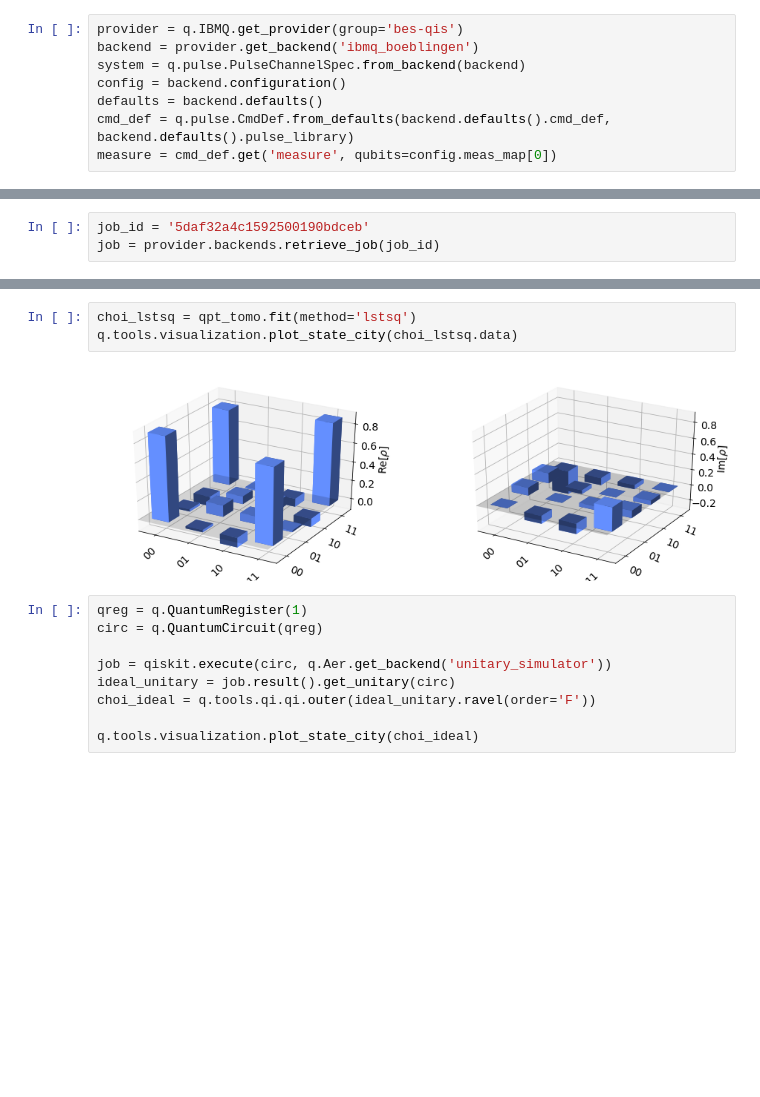
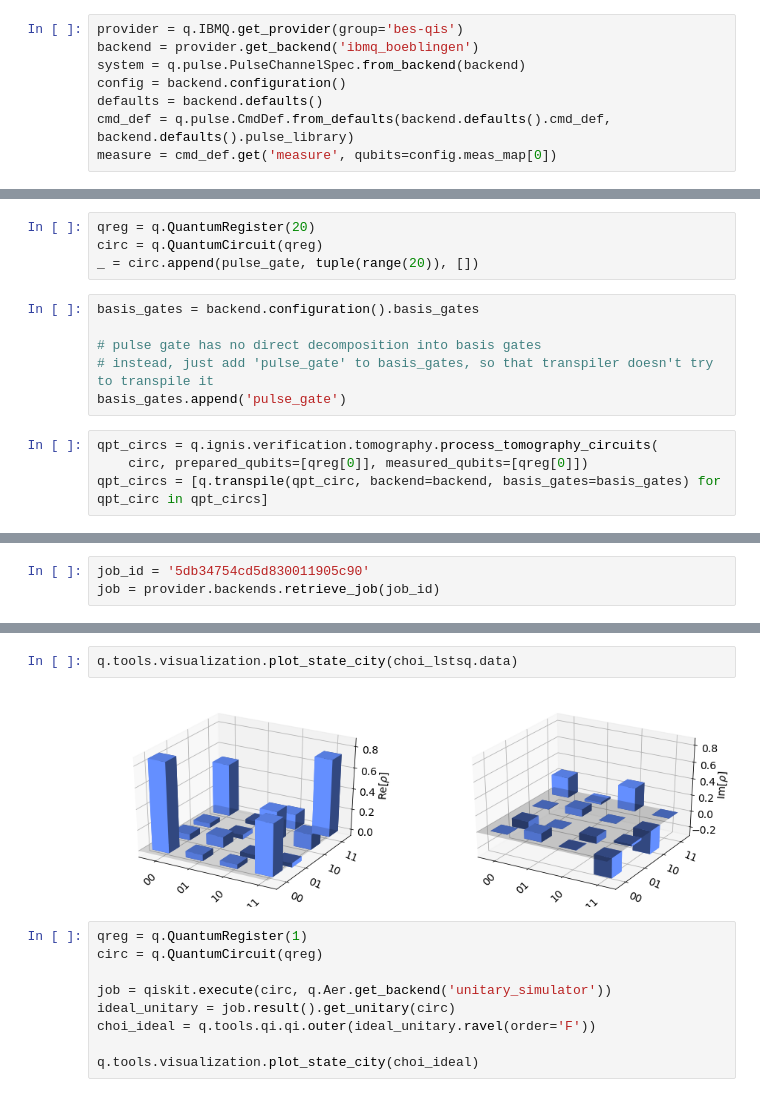
Before and after one commit to singular-value/optimizations_via_openpulse, a Jupyter notebook: 1 Qubit Process Tomography.ipynb, the cells around one changed output, grey strips where cells are left out. Saved outputs shown, nothing was run; the diff lists cells and outputs as text; blank space fills up the shorter version.

Commit message:
Update QPT notebooks, using new pulse scheduler functionalities, as suggested by Ali

```diff
--- a/1 Qubit Process Tomography.ipynb
+++ b/1 Qubit Process Tomography.ipynb
@@ -88,0 +33,14 @@ qpt_schedules, qpt_circs = get_qpt_schedules_and_circs(q.pulse.Schedule())
+# %%
+qreg = q.QuantumRegister(20)
+circ = q.QuantumCircuit(qreg)
+_ = circ.append(pulse_gate, tuple(range(20)), [])
+# %%
+basis_gates = backend.configuration().basis_gates
+
+# pulse gate has no direct decomposition into basis gates
+# instead, just add 'pulse_gate' to basis_gates, so that transpiler doesn't try to transpile it
+basis_gates.append('pulse_gate')
+# %%
+qpt_circs = q.ignis.verification.tomography.process_tomography_circuits(
+    circ, prepared_qubits=[qreg[0]], measured_qubits=[qreg[0]])
+qpt_circs = [q.transpile(qpt_circ, backend=backend, basis_gates=basis_gates) for qpt_circ in qpt_circs]
@@ -94,3 +54,3 @@ print(job.job_id())
 # %%
-job_id = '5daf32a4c1592500190bdceb'
+job_id = '5db34754cd5d830011905c90'
 job = provider.backends.retrieve_job(job_id)
@@ -99,8 +146,7 @@ qpt_tomo = q.ignis.verification.tomography.ProcessTomographyFitter(job.result(),
 # %%
-choi_lstsq = qpt_tomo.fit(method='lstsq')
 q.tools.visualization.plot_state_city(choi_lstsq.data)
 # %% [output]
-[figure, old version]
+[figure, new version]
 # %%
 qreg = q.QuantumRegister(1)
 circ = q.QuantumCircuit(qreg)
```
Also changed, not shown: parts of 9 cells of this notebook, 1 other file.
